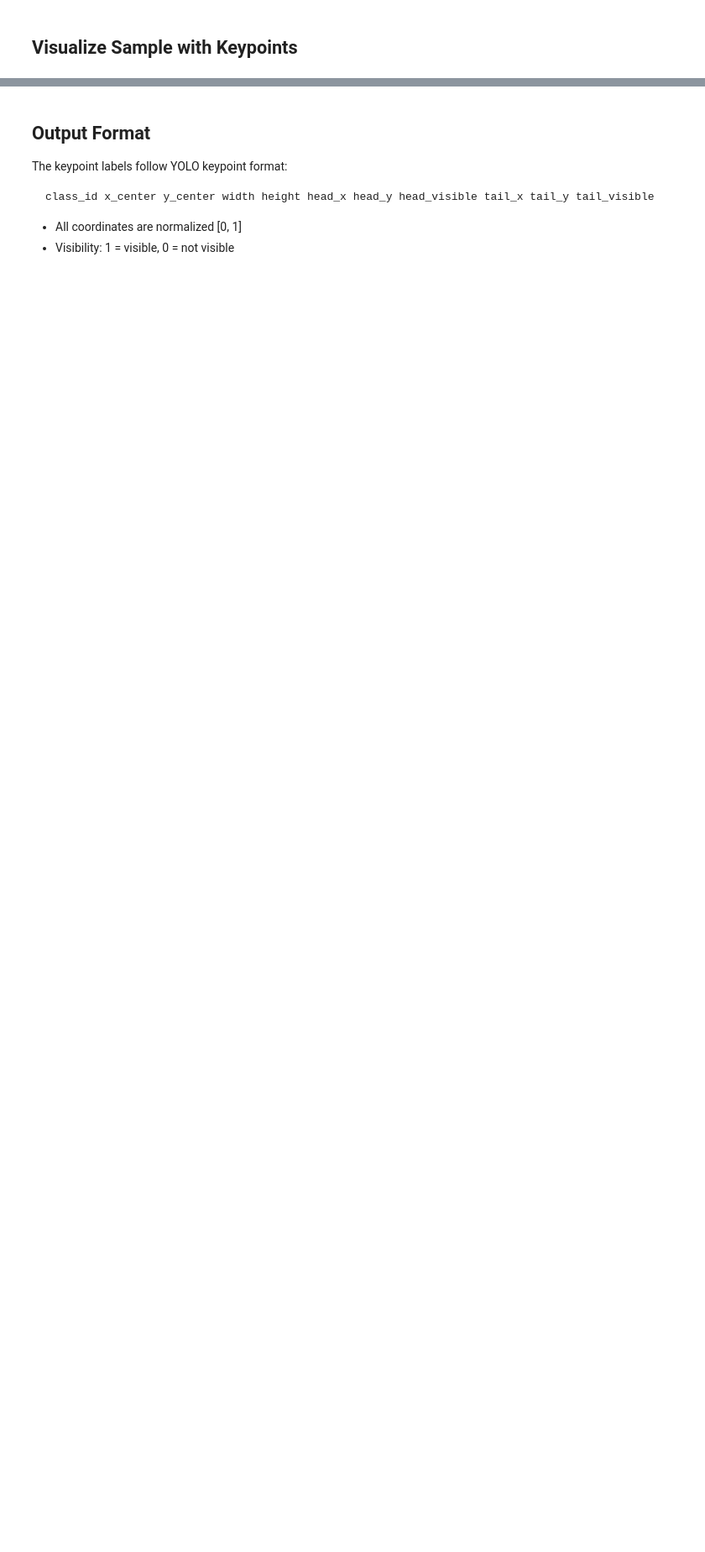
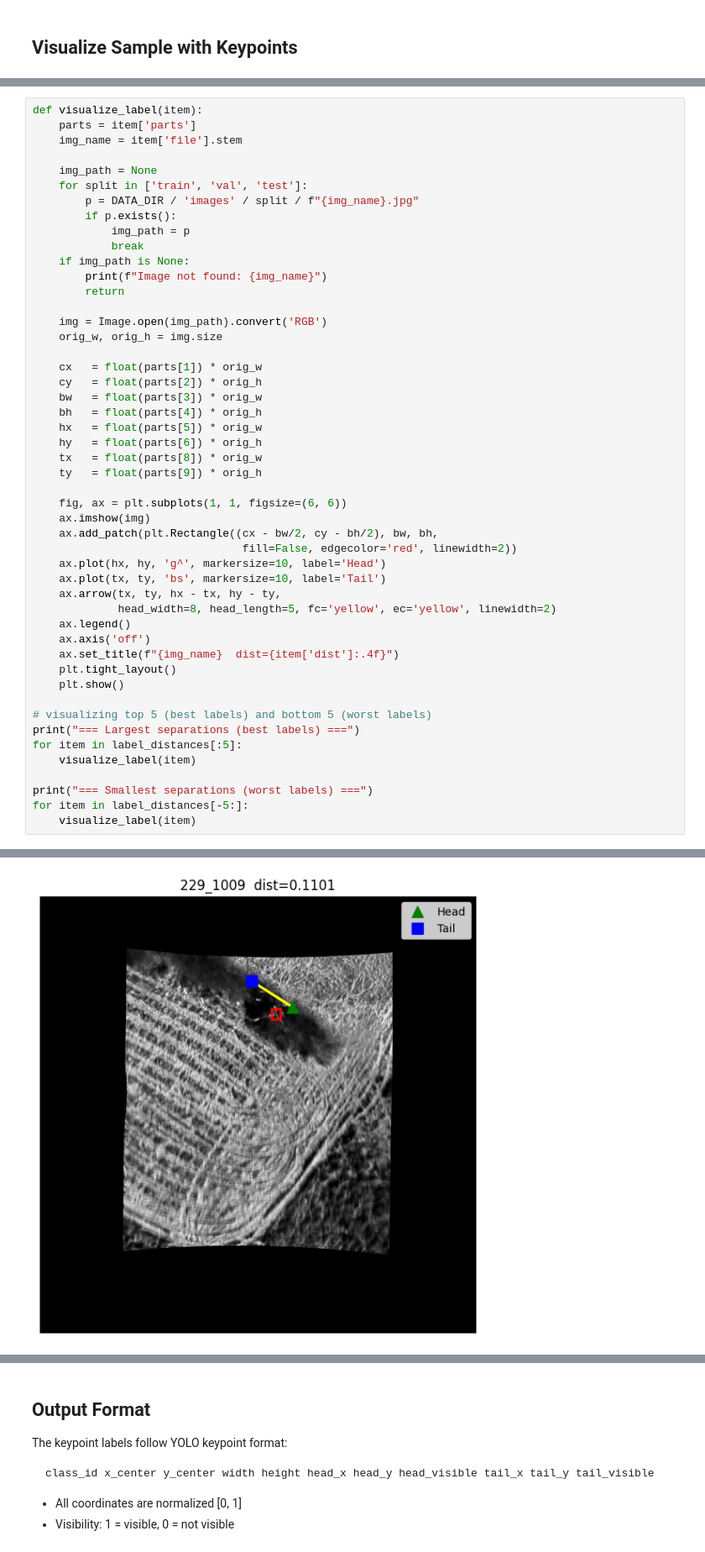
Before and after one commit to smn-krn/CVI4IL-SS26-Project, a Jupyter notebook: code/02_data_preparation.ipynb, the cells around one changed output, grey strips where cells are left out. Shown at 84% size. Saved outputs shown, nothing was run; the diff lists cells and outputs as text; blank space fills up the shorter version.

```diff
--- a/code/02_data_preparation.ipynb
+++ b/code/02_data_preparation.ipynb
@@ -434,0 +610,50 @@ Visualizing from 'test' split: 115_5607
+# %%
+def visualize_label(item):
+    parts = item['parts']
+    img_name = item['file'].stem
+
+    img_path = None
+    for split in ['train', 'val', 'test']:
+        p = DATA_DIR / 'images' / split / f"{img_name}.jpg"
+        if p.exists():
+            img_path = p
+            break
+    if img_path is None:
+        print(f"Image not found: {img_name}")
+        return
+
+    img = Image.open(img_path).convert('RGB')
+    orig_w, orig_h = img.size
+
+    cx   = float(parts[1]) * orig_w
+    cy   = float(parts[2]) * orig_h
+    bw   = float(parts[3]) * orig_w
+    bh   = float(parts[4]) * orig_h
+    hx   = float(parts[5]) * orig_w
+    hy   = float(parts[6]) * orig_h
+    tx   = float(parts[8]) * orig_w
+    ty   = float(parts[9]) * orig_h
+
+    fig, ax = plt.subplots(1, 1, figsize=(6, 6))
+    ax.imshow(img)
+    ax.add_patch(plt.Rectangle((cx - bw/2, cy - bh/2), bw, bh,
+                                fill=False, edgecolor='red', linewidth=2))
+    ax.plot(hx, hy, 'g^', markersize=10, label='Head')
+    ax.plot(tx, ty, 'bs', markersize=10, label='Tail')
+    ax.arrow(tx, ty, hx - tx, hy - ty,
+             head_width=8, head_length=5, fc='yellow', ec='yellow', linewidth=2)
+    ax.legend()
+    ax.axis('off')
+    ax.set_title(f"{img_name}  dist={item['dist']:.4f}")
+    plt.tight_layout()
+    plt.show()
+
+# visualizing top 5 (best labels) and bottom 5 (worst labels)
+print("=== Largest separations (best labels) ===")
+for item in label_distances[:5]:
+    visualize_label(item)
+
+print("=== Smallest separations (worst labels) ===")
+for item in label_distances[-5:]:
+    visualize_label(item)
+# %% [output]
@@ -434,0 +661 @@ Visualizing from 'test' split: 115_5607
+[figure, added]
```
Also changed, not shown: parts of 17 cells of this notebook, 10 other files.
